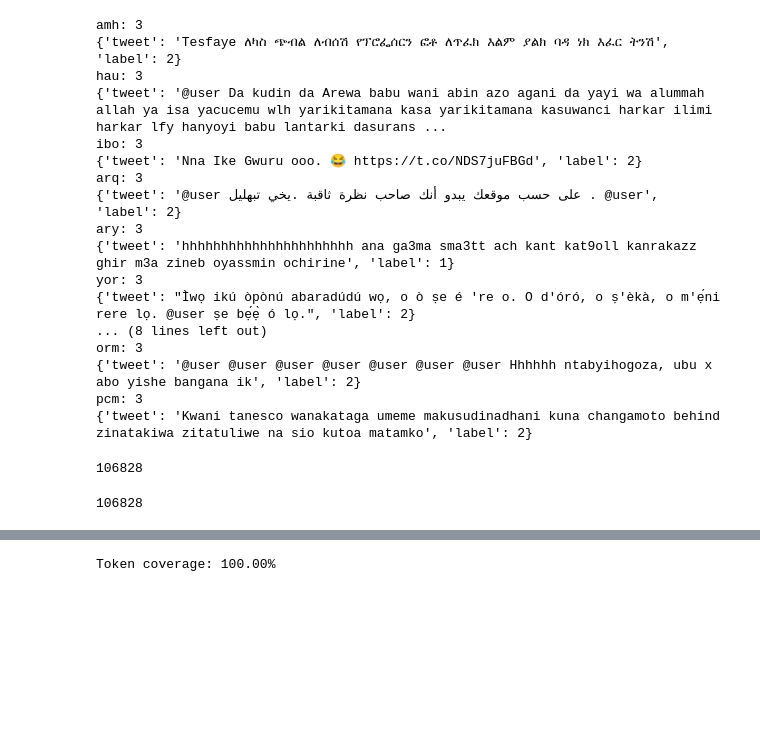
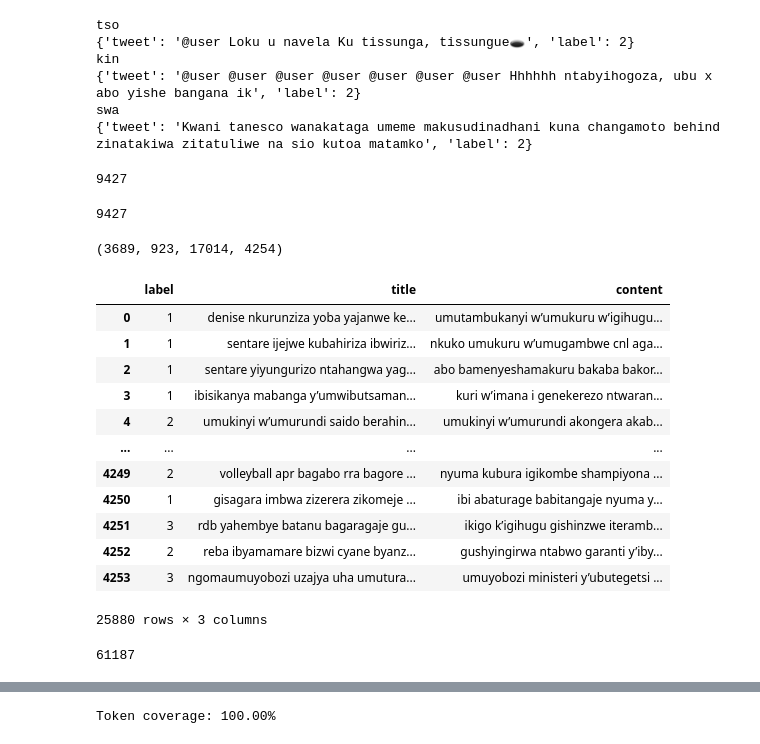
Before and after one commit to karanwxliaa/Data-Augmentation-DSSI, a Jupyter notebook: tokenizer.ipynb, the cells around one changed output, grey strips where cells are left out. Saved outputs shown, nothing was run; the diff lists cells and outputs as text; code cells hidden in the pictures; blank space fills up the shorter version.

```diff
--- a/tokenizer.ipynb
+++ b/tokenizer.ipynb
@@ -23,40 +16,29 @@ len(ds_list)
 # %%
-for i in range(len(ds_list)):
-    print(f'{lang[i]}: {len(ds_list[i])}')
-    print(ds_list[i]['train'][0])
+for i in range(len(af_ds_list)):
+    print(f'{lang[i]}')
+    print(af_ds_list[i]['train'][0])
 # %% [output]
-amh: 3
-{'tweet': 'Tesfaye ለካስ ጭብል ለብሰሽ የፕሮፌሰርን ፎቶ ለጥፈክ እልም ያልክ ባዳ ነክ እፈር ትንሽ', 'label': 2}
-hau: 3
-{'tweet': '@user Da kudin da Arewa babu wani abin azo agani da yayi wa alummah allah ya isa yacucemu wlh yarikitamana kasa yarikitamana kasuwanci harkar ilimi harkar lfy hanyoyi babu lantarki dasurans ...
-ibo: 3
-{'tweet': 'Nna Ike Gwuru ooo. 😂 https://t.co/NDS7juFBGd', 'label': 2}
-arq: 3
-{'tweet': '@user على حسب موقعك يبدو أنك صاحب نظرة ثاقبة .يخي تبهليل . @user', 'label': 2}
-ary: 3
-{'tweet': 'hhhhhhhhhhhhhhhhhhhhhh ana ga3ma sma3tt ach kant kat9oll kanrakazz ghir m3a zineb oyassmin ochirine', 'label': 1}
-yor: 3
-{'tweet': "Ìwọ ikú òpònú abaradúdú wọ, o ò ṣe é 're o. O d'óró, o ṣ'èkà, o m'ẹ́ni rere lọ. @user ṣe bẹ́ẹ̀ ó lọ.", 'label': 2}
-... (8 lines left out)
-orm: 3
+tso
+{'tweet': '@user Loku u navela Ku tissunga, tissungue🕳️', 'label': 2}
+kin
 {'tweet': '@user @user @user @user @user @user @user Hhhhhh ntabyihogoza, ubu x abo yishe bangana ik', 'label': 2}
-pcm: 3
+swa
 {'tweet': 'Kwani tanesco wanakataga umeme makusudinadhani kuna changamoto behind zinatakiwa zitatuliwe na sio kutoa matamko', 'label': 2}
 # %%
 count = 0
 
-for ds in ds_list:
+for ds in af_ds_list:
     for split in ['train', 'test', 'validation']:
         if split in ds:
             count += ds[split].num_rows
 
 count
 # %% [output]
-106828
+9427
 # %%
 full_text = []
 
-for dataset in ds_list:
+for dataset in af_ds_list:
     for split in ['train', 'test', 'validation']:
         if split in dataset:
             texts = dataset[split]['tweet']
@@ -64,4 +46,43 @@ for dataset in ds_list:
 
 len(full_text)
 # %% [output]
-106828
+9427
+# %%
+import pandas as pd
+
+kirnews_train = pd.read_csv('news-datasets/KIRNEWS/cleaned/train.csv')
+kirnews_test = pd.read_csv('news-datasets/KIRNEWS/cleaned/test.csv')
+
+kinnews_train = pd.read_csv('news-datasets/KINNEWS/cleaned/train.csv')
+kinnews_test = pd.read_csv('news-datasets/KINNEWS/cleaned/test.csv')
+# %%
+len(kirnews_train), len(kirnews_test), len(kinnews_train), len(kinnews_test)
+# %% [output]
+(3689, 923, 17014, 4254)
+# %%
+news = pd.concat([kirnews_train, kirnews_test, kinnews_train, kinnews_test])
+news
+# %% [output]
+|  | label | title | content |
+| 0 | 1 | denise nkurunziza yoba yajanwe ke... | umutambukanyi w’umukuru w’igihugu... |
+| 1 | 1 | sentare ijejwe kubahiriza ibwiriz... | nkuko umukuru w’umugambwe cnl aga... |
+| 2 | 1 | sentare yiyungurizo ntahangwa yag... | abo bamenyeshamakuru bakaba bakor... |
+| 3 | 1 | ibisikanya mabanga y’umwibutsaman... | kuri w’imana i genekerezo ntwaran... |
+| 4 | 2 | umukinyi w’umurundi saido berahin... | umukinyi w’umurundi akongera akab... |
+| ... | ... | ... | ... |
+| 4249 | 2 | volleyball apr bagabo rra bagore ... | nyuma kubura igikombe shampiyona ... |
+| 4250 | 1 | gisagara imbwa zizerera zikomeje ... | ibi abaturage babitangaje nyuma y... |
+| 4251 | 3 | rdb yahembye batanu bagaragaje gu... | ikigo k’igihugu gishinzwe iteramb... |
+| 4252 | 2 | reba ibyamamare bizwi cyane byanz... | gushyingirwa ntabwo garanti y’iby... |
+| 4253 | 3 | ngomaumuyobozi uzajya uha umutura... | umuyobozi ministeri y’ubutegetsi ... |
+25880 rows × 3 columns
+# %%
+for index, row in news.iterrows():
+    title = row['title']
+    content = row['content']
+    full_text.append(title)
+    full_text.append(content)
+
+len(full_text)
+# %% [output]
+61187
```
Also changed, not shown: parts of 12 cells of this notebook, 26 other files.
